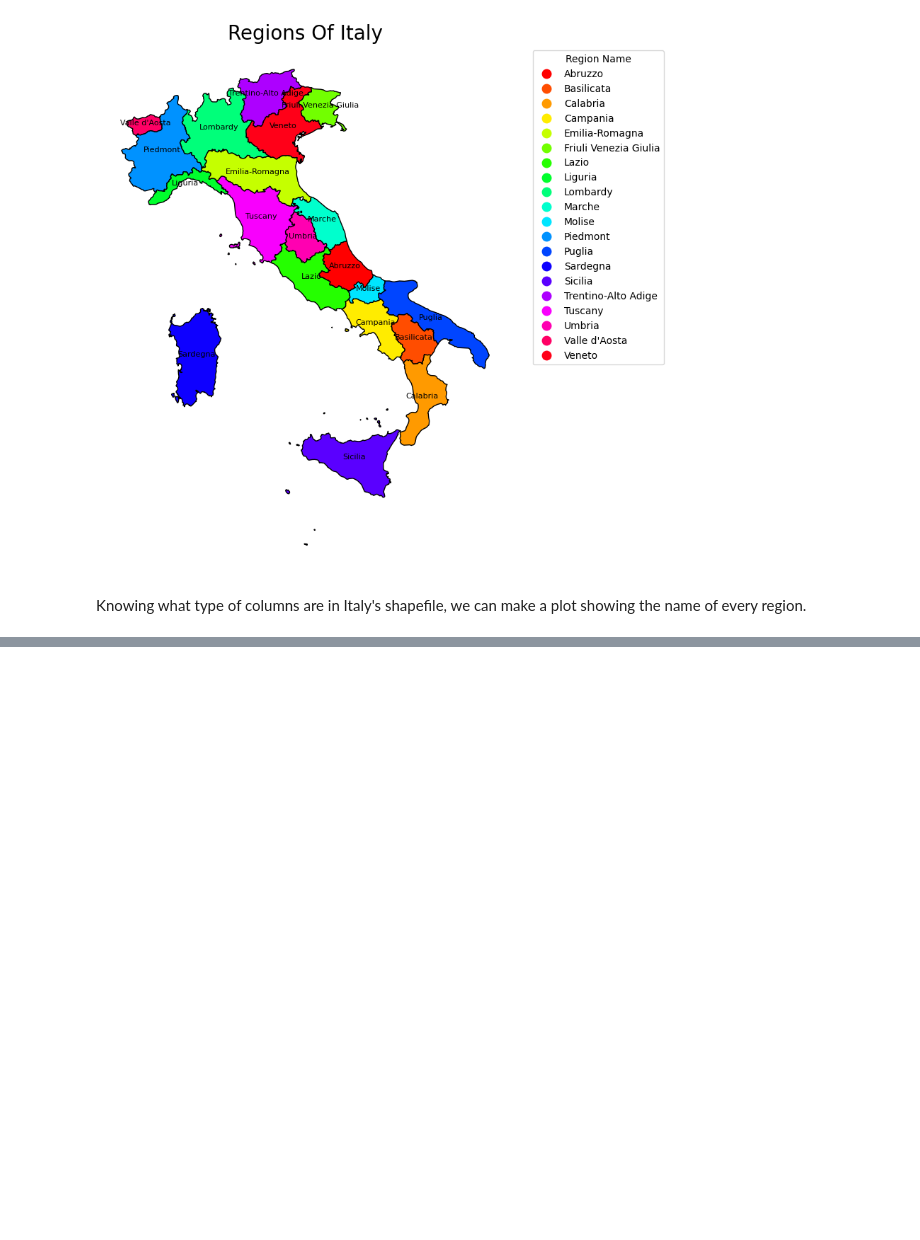
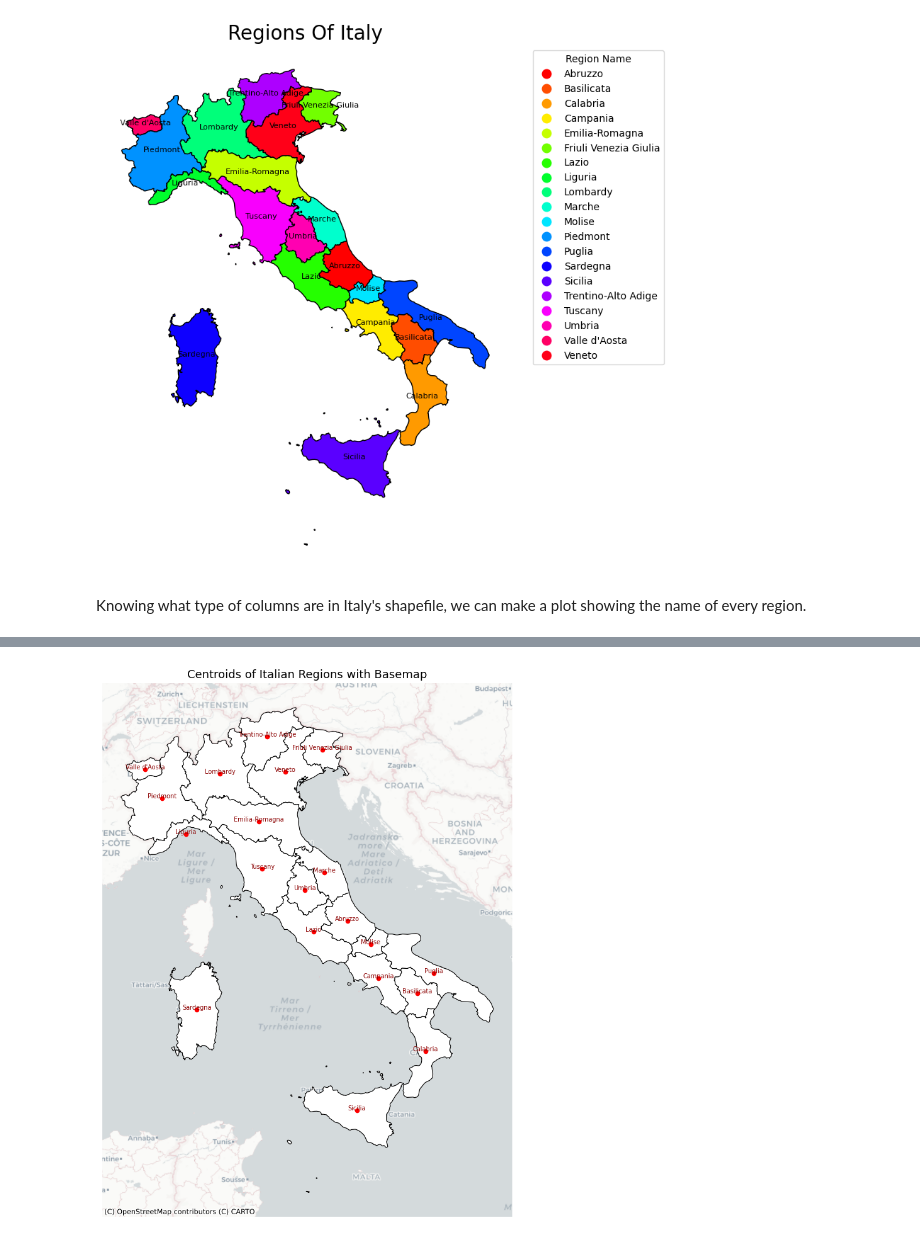
Before and after one commit to dimuzzo/testing-project, a Jupyter notebook: GeoPandas/test_number1.ipynb, the cells around one changed output, grey strips where cells are left out. Cells and saved outputs as stored; diff of their text form; code cells hidden in the pictures; blank space fills up the shorter version.

```diff
--- a/GeoPandas/test_number1.ipynb
+++ b/GeoPandas/test_number1.ipynb
@@ -114,0 +269,43 @@ Knowing what type of columns are in Italy's shapefile, we can make a plot showin
+# %%
+# Required import for basemap tiles
+import contextily as ctx
+
+# Reproject to Web Mercator (EPSG:3857) to work with basemaps
+italy_web = italy_area.to_crs(epsg=3857)
+centroids = italy_web.geometry.centroid
+
+# Create GeoDataFrame of centroids
+centroids_gdf = gpd.GeoDataFrame(italy_web[["name"]], geometry=centroids, crs=italy_web.crs)
+
+# Spatial join (not strictly necessary here but shown for logic)
+joined = gpd.sjoin(centroids_gdf, italy_web, how="left", predicate="within")
+
+# Plot with contextily basemap
+fig, ax = plt.subplots(figsize=(10, 9))
+
+# Plot region boundaries
+italy_web.plot(ax=ax, facecolor="white", edgecolor="black", linewidth=0.8)
+
+# Plot centroids
+centroids_gdf.plot(ax=ax, color="red", markersize=20)
+
+# Annotate centroids with region names
+for idx, row in centroids_gdf.iterrows():
+    ax.annotate(
+        row["name"],
+        xy=(row.geometry.x, row.geometry.y),
+        fontsize=7,
+        ha="center",
+        color="darkred"
+    )
+
+# Add basemap with contextily
+ctx.add_basemap(ax, source=ctx.providers.CartoDB.Positron, zoom=6)
+
+# Final touches
+ax.set_title("Centroids of Italian Regions with Basemap", fontsize=13)
+ax.set_axis_off()
+plt.tight_layout()
+plt.show()
+# %% [output]
+[figure, added]
```
Also changed, not shown: parts of 17 cells of this notebook.
